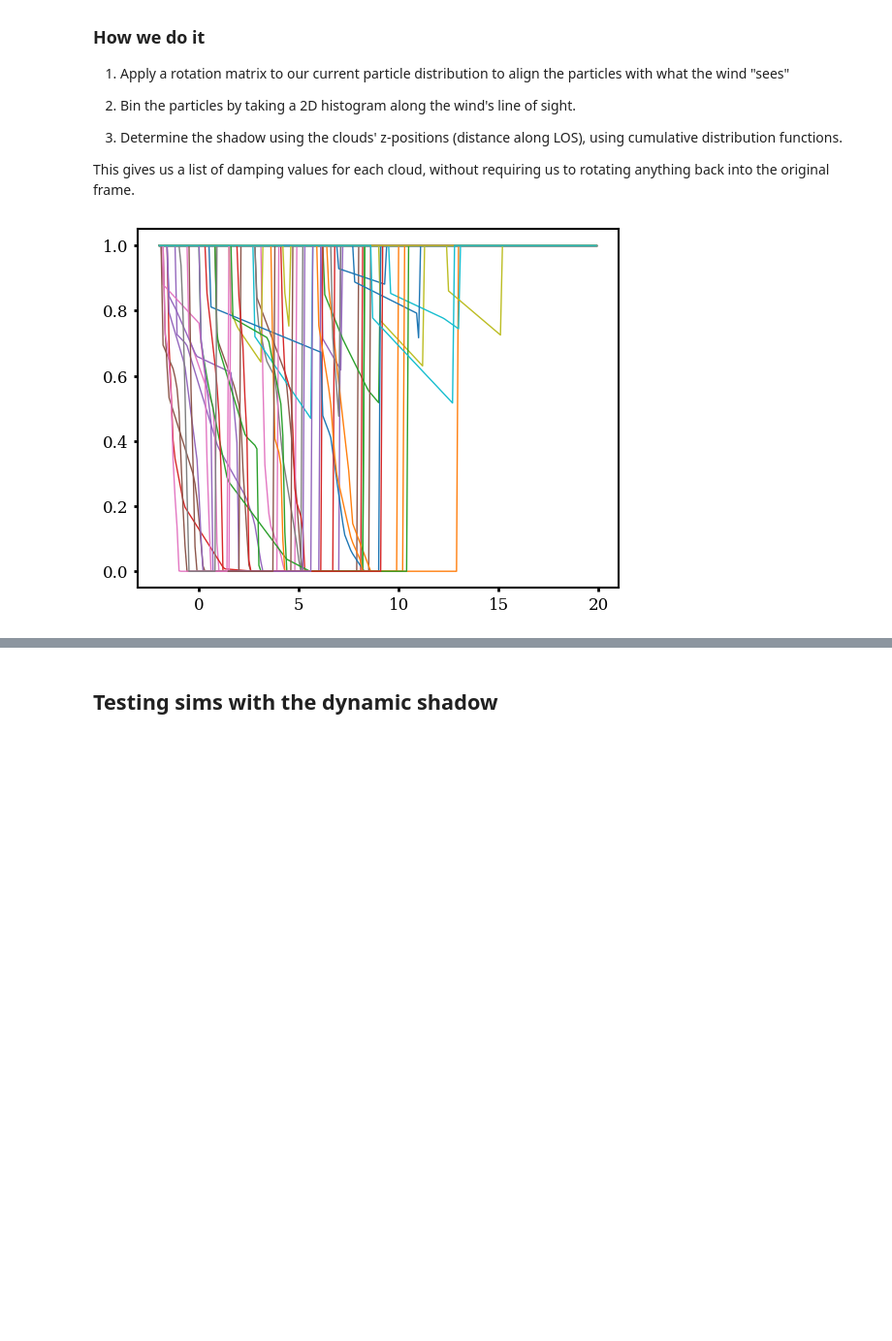
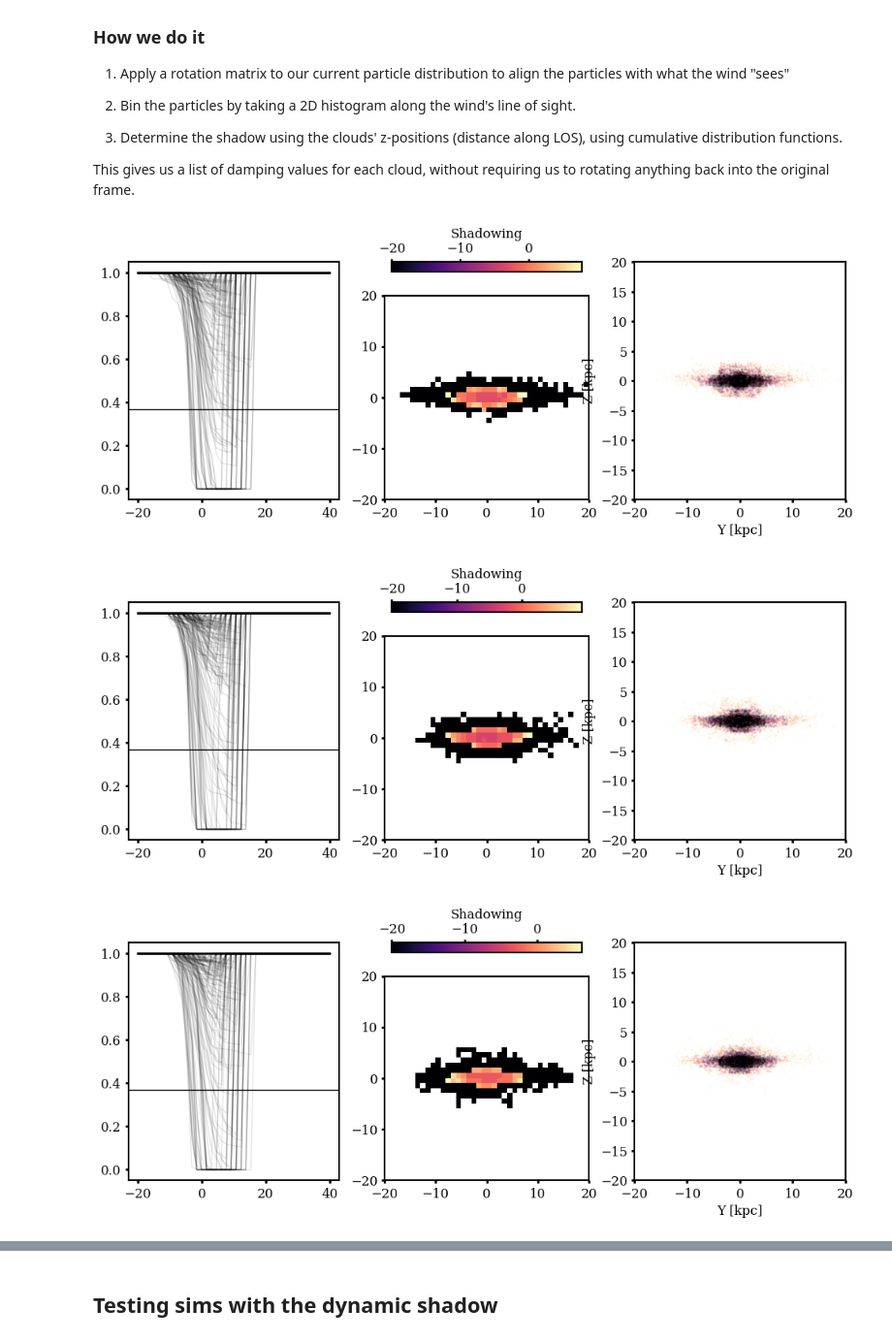
Before and after one commit to HSouch/galarp, a Jupyter notebook: paper/0-1-FullDynamicShadow.ipynb, the cells around one changed output, grey strips where cells are left out. Shown at 97% size. Drawn from its saved outputs; the diff is of its cells as text; code cells hidden in the pictures; blank space fills up the shorter version.

```diff
--- a/paper/0-1-FullDynamicShadow.ipynb
+++ b/paper/0-1-FullDynamicShadow.ipynb
@@ -151,7 +151,7 @@ class DynamicShadow:
                 shadowing[in_bin] = interp(xyz_rotated[0][in_bin])
 
                 if self.debug:
-                    self.interps.append(interp)
+                    self.interps.append({"i": i, "j": j, "interp": interp})
 
         return shadowing
 
@@ -171,42 +171,72 @@ class DynamicShadow:
 
         m2 = ax[1].scatter(xyz[0], xyz[2], c=shadowing, cmap=cmap, s=size)
         ax[1].set(xlabel="X [kpc]", ylabel="Z [kpc]", xlim=(-20, 20), ylim=(-20, 20))
 
         m3 = ax[2].scatter(xyz[1], xyz[2], c=shadowing, cmap=cmap, s=size)
         ax[2].set(xlabel="Y [kpc]", ylabel="Z [kpc]", xlim=(-20, 20), ylim=(-20, 20))
 
         plt.colorbar(mappable=m1, ax=ax[0], label="Wind Strength", orientation="horizontal", location="top")
         plt.colorbar(mappable=m2, ax=ax[1], label="Wind Strength", orientation="horizontal", location="top")
         plt.colorbar(mappable=m3, ax=ax[2], label="Wind Strength", orientation="horizontal", location="top")
 
         plt.tight_layout()
         if outname is not None:
             plt.savefig(outname, dpi=kwargs.get("dpi", 200))
             plt.close()
 
 
-
-
 sigmas = np.random.randint(6, 40, 10000)
 masses = np.random.uniform(1e5, 1e6, 10000)
 
-depth = 5e9
-inc = 45
-for index in np.linspace(50, 400, 20).astype(int):
+
+depth = 5e10
+inc = 90
+for index in np.linspace(50, 400, 10).astype(int):
     xyz = np.array([x[index], y[index], z[index]])
 
 
-    wind = grp.LorentzianWind(inclination=np.deg2rad(45), strength=800 * u.km/u.s,
+    wind = grp.LorentzianWind(inclination=np.deg2rad(inc), strength=800 * u.km/u.s,
                             t0=300*u.Myr, width=200*u.Myr, units=galactic)
 
     shadow = DynamicShadow(wind, depth=depth, n_bins=40, debug=True, masses=masses)
-    shadow.evaluate(xyz.T, 0)
+    shadowing = shadow.evaluate(xyz.T, 0)
     #shadow.debug_evaluate(xyz.T, 0, outname=f"figures/shadowing_new/shadow_{index}_{depth}_{inc:.0f}.png", cmap="magma")
 
-xs = np.arange(-2, 20, 0.1)
-for interp in shadow.interps[:50]:
-    plt.plot(xs, interp(xs))
 
-#%timeit shadow.evaluate(xyz.T, 0)
+    img = np.ones((shadow.n_bins, shadow.n_bins)) * np.inf
+
+    samples_wind_dir = np.linspace(-20, 40, shadow.n_bins)
+
+    fig, ax = plt.subplots(1, 3, figsize=(12, 4))
+
+    dropoff = 1 / np.e
+    for obj in shadow.interps[:]:
+        i, j, interp = obj["i"], obj["j"], obj["interp"]
+
+        samples = interp(samples_wind_dir)
+
+        sample_depth = samples_wind_dir[np.argmax(samples < dropoff)]
+
+        # img[j, i] = np.nanmin(samples)
+        img[j, i] = sample_depth
+
+        ax[0].plot(samples_wind_dir, samples, c="black", alpha=0.1)
+
+    ax[0].axhline(dropoff)
+
+    mappable = ax[1].imshow(img, cmap="magma", origin="lower", extent=[*shadow.y_range, *shadow.z_range])
+    # ax[0].set_xticks(np.linspace(0, 40, 5), np.linspace(*shadow.y_range, 5))
+    # ax[0].set_yticks(np.linspace(0, 40, 5), np.linspace(*shadow.z_range, 5))
+
+    xyz_rotated = grp.rotate(xyz, alpha=0, beta=0)
+
+    ax[2].scatter(xyz_rotated[1], xyz_rotated[2], c=shadowing, cmap="magma", s=1, alpha=0.1)
+    ax[2].set(xlabel="Y [kpc]", ylabel="Z [kpc]", xlim=(-20, 20), ylim=(-20, 20))
+
+    plt.colorbar(mappable=mappable, ax=ax[1], label="Shadowing", orientation="horizontal",
+                 location="top", pad=0.1, fraction=0.04)
+    plt.show()
 # %% [output]
-[figure, old version]
+[figure, new version]
+[figure, added]
+[figure, added]
```
Also changed, not shown: parts of 1 cell of this notebook, 1 other file.
